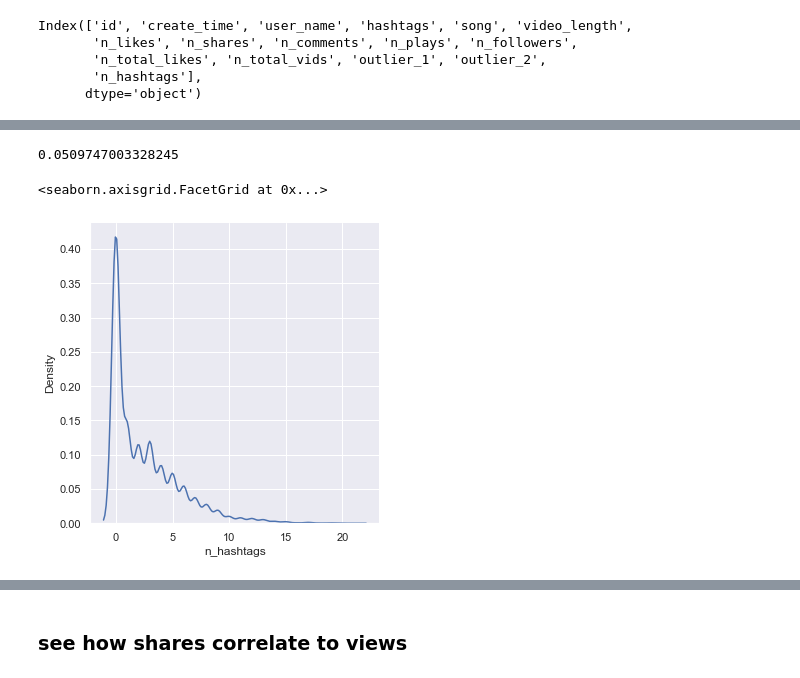
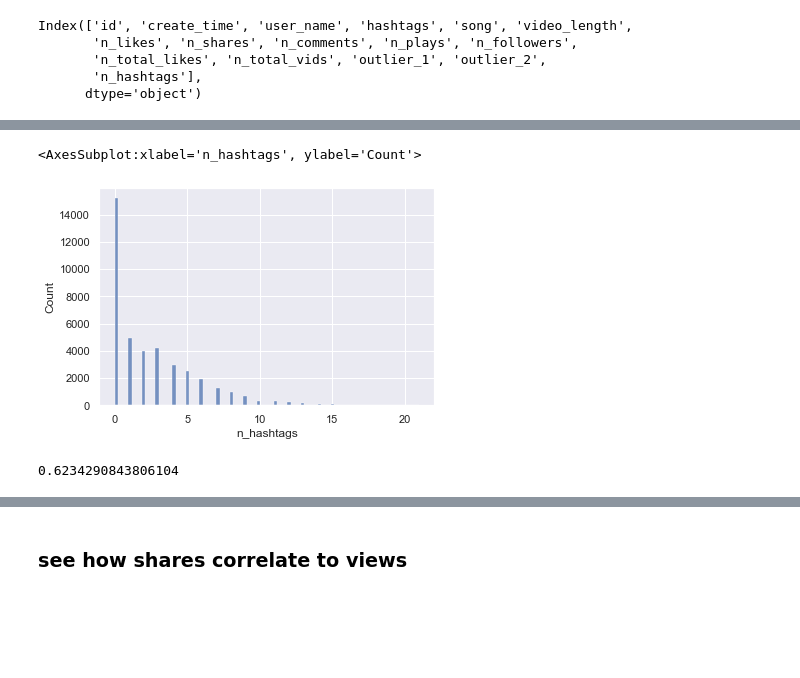
Before and after one commit to datares/TikTok_Famous, a Jupyter notebook: Analysis/Trending Videos/data_exploration.ipynb, the cells around one changed output, grey strips where cells are left out. Cells and saved outputs as stored; diff of their text form; code cells hidden in the pictures; blank space fills up the shorter version.

```diff
--- a/Analysis/Trending Videos/data_exploration.ipynb
+++ b/Analysis/Trending Videos/data_exploration.ipynb
@@ -188,9 +176,9 @@ sug_df
+# %%
+sns.histplot(data=sug_df, x='n_hashtags')
+# %% [output]
+<AxesSubplot:xlabel='n_hashtags', ylabel='Count'>
+[figure, added]
 # %%
-len(sug_df.loc[sug_df['n_likes'] > 1000000]) / len(sug_df)
+len(sug_df.loc[(sug_df['outlier_2']) & (sug_df['n_hashtags'] > 0)]) / len(sug_df.loc[sug_df['outlier_2']])
 # %% [output]
-0.0509747003328245
+0.6234290843806104
-# %%
-sns.displot(data=sug_df, x='n_hashtags', kind='kde')
-# %% [output]
-<seaborn.axisgrid.FacetGrid at 0x...>
-[figure, removed]
```
Also changed, not shown: parts of 22 cells of this notebook, 5 other files.
